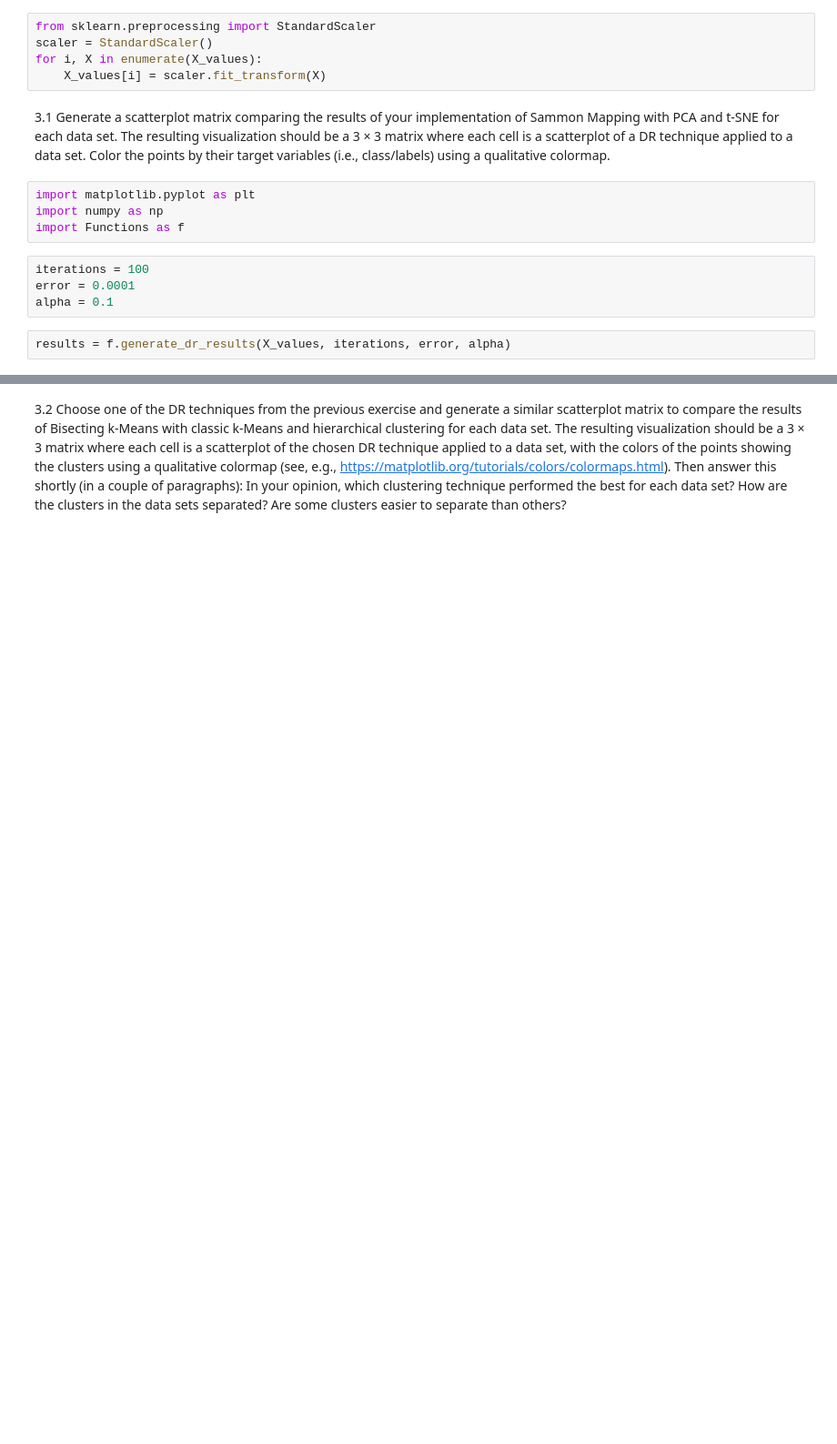
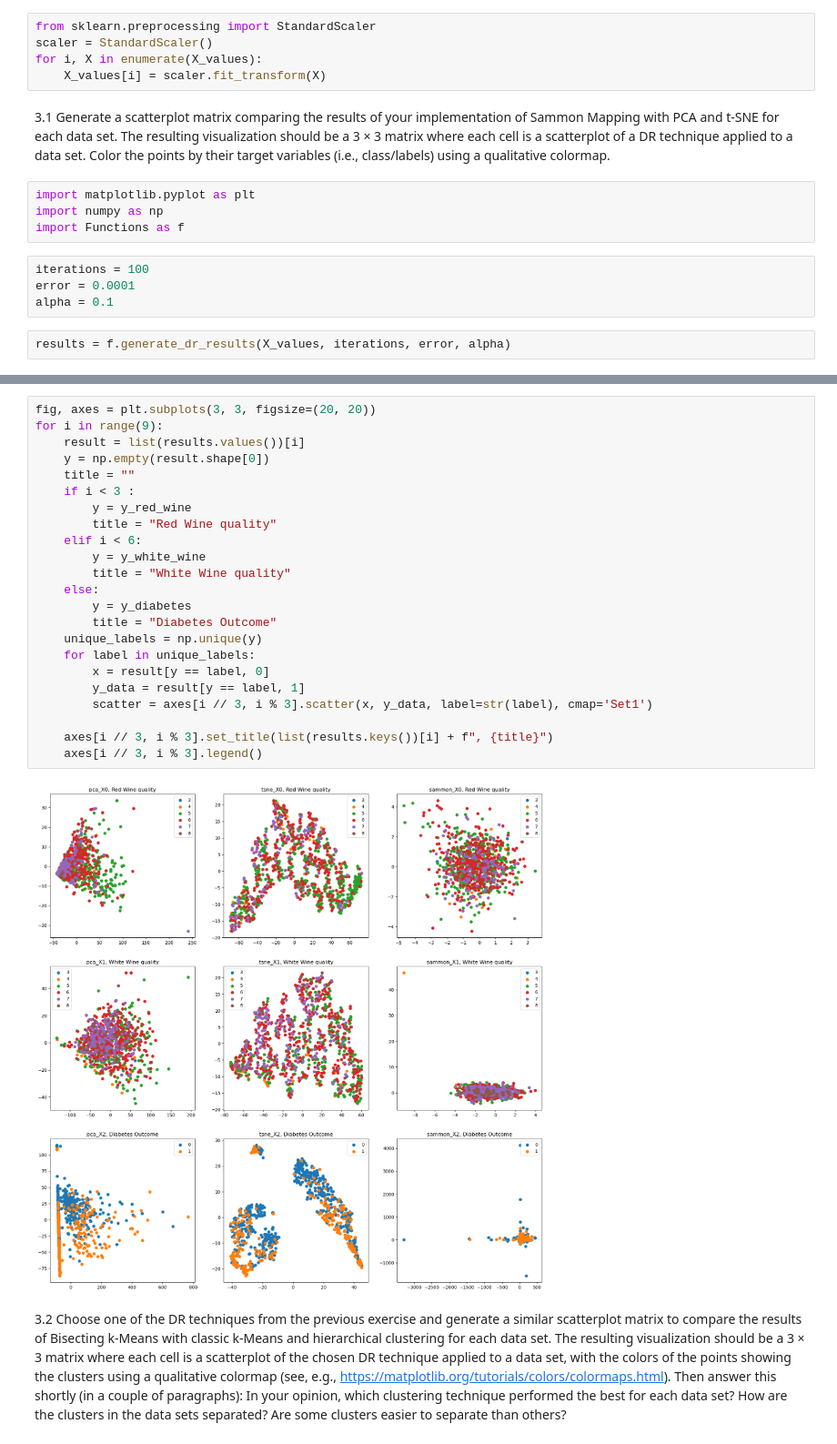
Before and after one commit to djolodjolo23/machine_learning_a4, a Jupyter notebook: Exercise3.ipynb, the cells around one changed output, grey strips where cells are left out. Shown at 91% size. Drawn from its saved outputs; the diff is of its cells as text; blank space fills up the shorter version.

```diff
--- a/Exercise3.ipynb
+++ b/Exercise3.ipynb
@@ -55,3 +71,28 @@ for i in range(9):
+# %%
+fig, axes = plt.subplots(3, 3, figsize=(20, 20))
+for i in range(9):
+    result = list(results.values())[i]
+    y = np.empty(result.shape[0])
+    title = ""
+    if i < 3 :
+        y = y_red_wine
+        title = "Red Wine quality"
+    elif i < 6:
+        y = y_white_wine
+        title = "White Wine quality"
+    else:
+        y = y_diabetes
+        title = "Diabetes Outcome"
+    unique_labels = np.unique(y)
+    for label in unique_labels:
+        x = result[y == label, 0]
+        y_data = result[y == label, 1]
+        scatter = axes[i // 3, i % 3].scatter(x, y_data, label=str(label), cmap='Set1')
+
+    axes[i // 3, i % 3].set_title(list(results.keys())[i] + f", {title}")
+    axes[i // 3, i % 3].legend()
+# %% [output]
+[figure, added]
 # %% [markdown]
 3.2 Choose one of the DR techniques from the previous exercise and generate a similar scatterplot matrix to compare the results of Bisecting k-Means with classic k-Means and hierarchical clustering for each data set. The resulting visualization should be a 3 × 3 matrix where each cell is a scatterplot of the chosen DR technique applied to a data set, with the colors of the points showing the clusters using a qualitative colormap (see, e.g.,
 https://matplotlib.org/tutorials/colors/colormaps.html).
```
Also changed, not shown: parts of 4 cells of this notebook, 6 other files.
